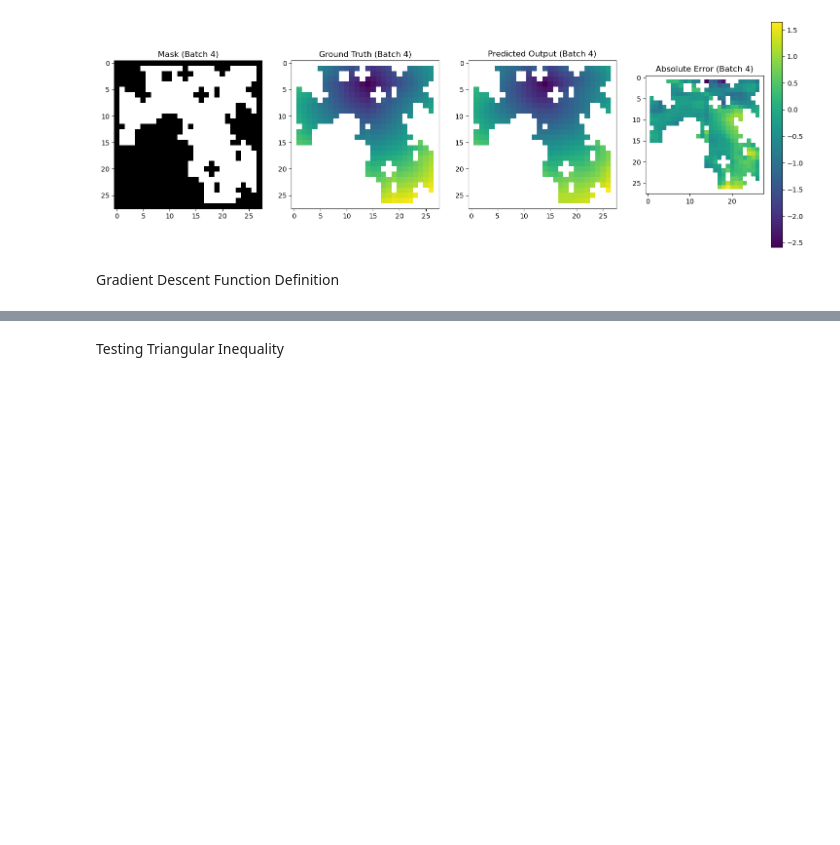
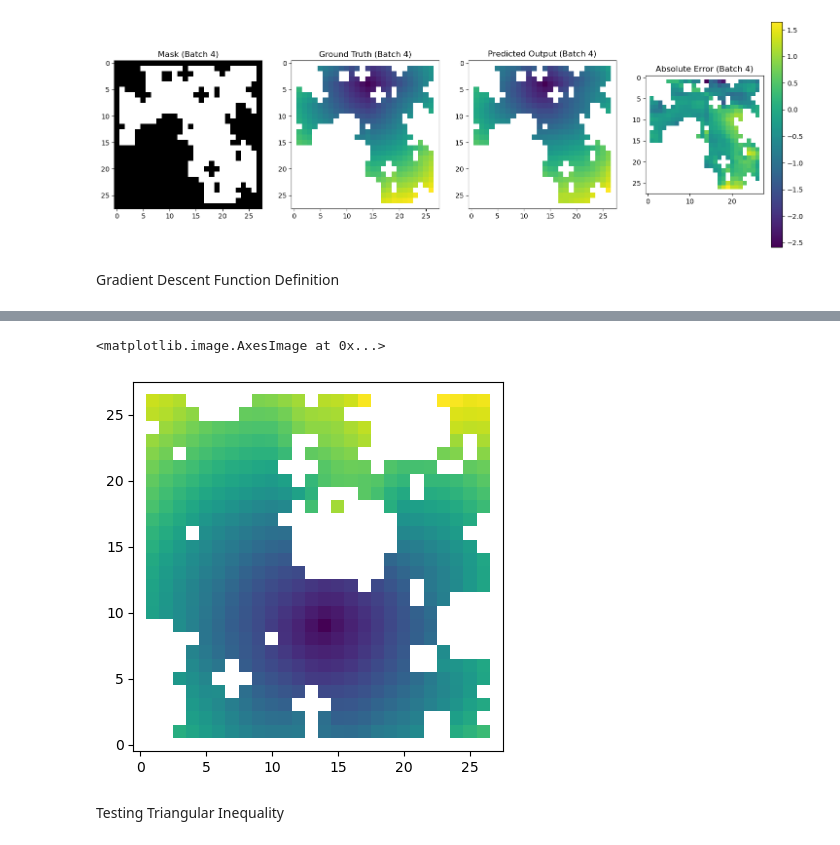
Before and after one commit to sharath-matada/Planning_Operator, a Jupyter notebook: 2D_Experiments/small_maps/PlanningOperatorTest_LearningComparisions_28X28 mode.ipynb, the cells around one changed output, grey strips where cells are left out. Drawn from its saved outputs; the diff is of its cells as text; code cells hidden in the pictures; blank space fills up the shorter version.

```diff
--- a/2D_Experiments/small_maps/PlanningOperatorTest_LearningComparisions_28X28 mode.ipynb
+++ b/2D_Experiments/small_maps/PlanningOperatorTest_LearningComparisions_28X28 mode.ipynb
@@ -359,0 +407,5 @@ RuntimeError: element 0 of tensors does not require grad and does not have a gra
+# %%
+plt.imshow(value_function, origin='lower')
+# %% [output]
+<matplotlib.image.AxesImage at 0x...>
+[figure, added]
```
Also changed, not shown: parts of 9 cells of this notebook, 20 other files.
